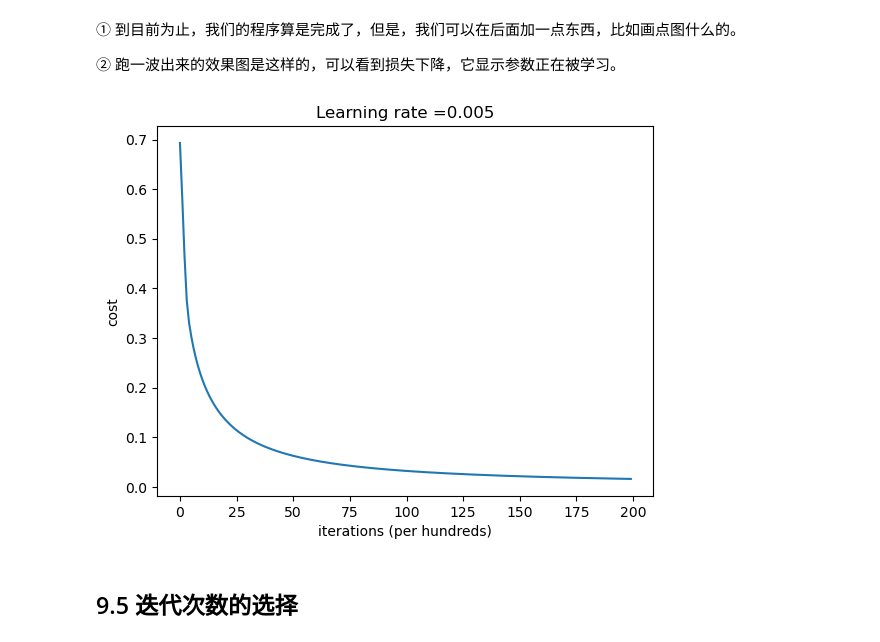
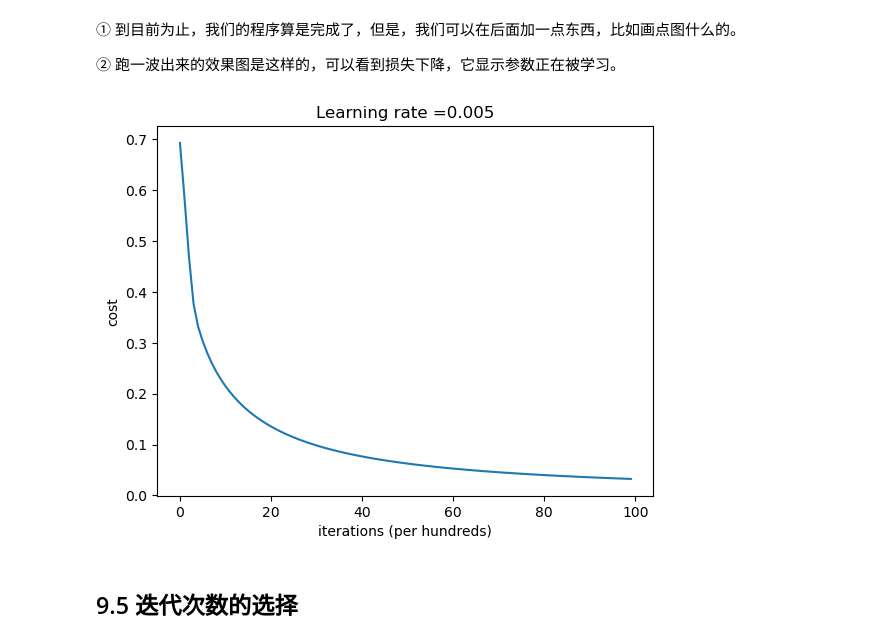
Before and after one commit to Yiran-yetuser/Deeplearning.ai, a Jupyter notebook: 311_课程1_第2周_作业题/L1W2.ipynb, the cells around one changed output. Cells and saved outputs as stored; diff of their text form; code cells hidden in the pictures.

```diff
--- a/311_课程1_第2周_作业题/L1W2.ipynb
+++ b/311_课程1_第2周_作业题/L1W2.ipynb
@@ -588,7 +588,7 @@ def model(
 # %%
 print("====================测试model====================")
 # 这里加载的是真实的数据
-d = model(train_set_x, train_set_y, test_set_x, test_set_y, num_iterations = 20000, learning_rate = 0.005, print_cost = True)
+d = model(train_set_x, train_set_y, test_set_x, test_set_y, num_iterations = 10000, learning_rate = 0.005, print_cost = True)
 # %% [output]
 ====================测试model====================
 Cost after iteration 0: 0.693147
@@ -633,12 +633,12 @@ y = 1, you predicted that it is a "cat" picture.
 # %%
 costs = np.squeeze(d['costs'])
 plt.plot(costs)
 plt.ylabel('cost')
-plt.xlabel('iterations (per hundreds)')``
+plt.xlabel('iterations (per hundreds)')
 plt.title("Learning rate =" + str(d["learning_rate"]))
 plt.show()
 # %% [output]
-[figure, old version]
+[figure, new version]
 # %% [markdown]
 ## 9.5 迭代次数的选择
 # %% [markdown]
```
Also changed, not shown: parts of 2 cells of this notebook.
